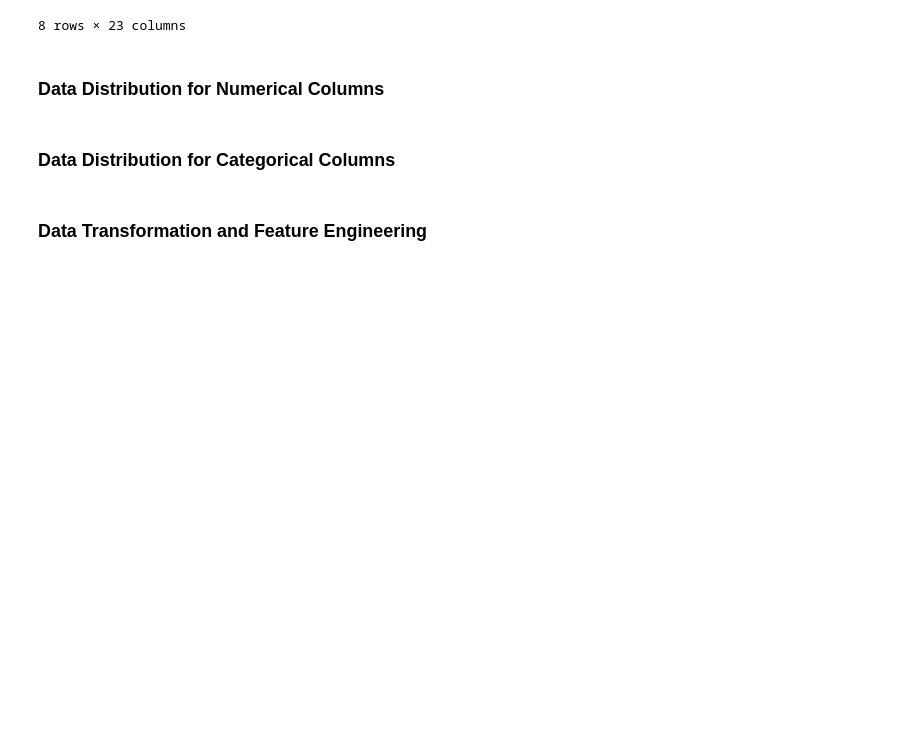
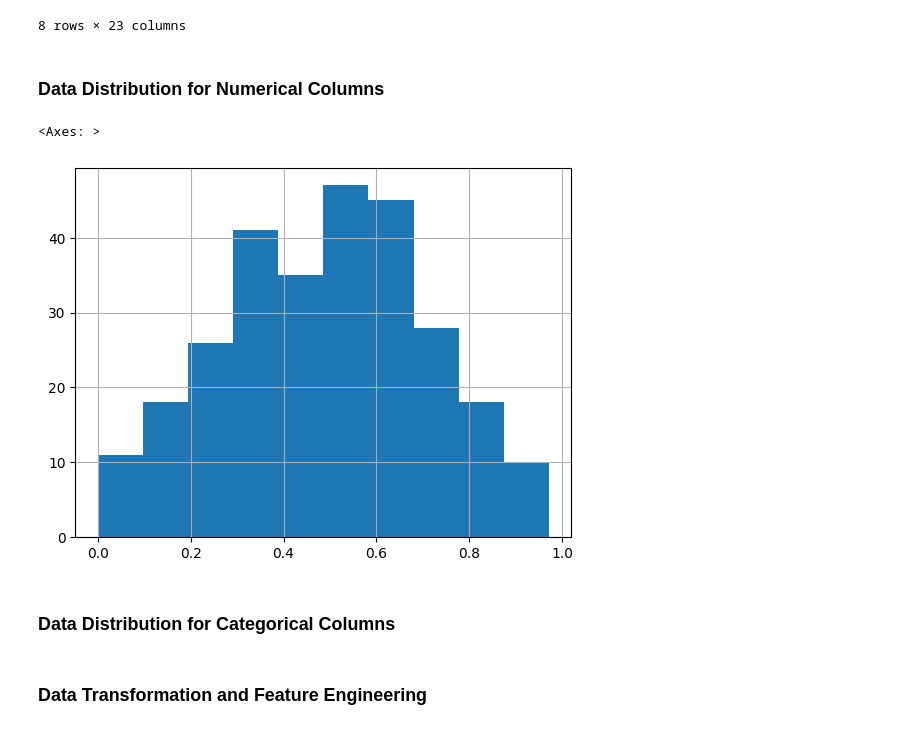
Before and after one commit to karlidean/datafun-06-eda, a Jupyter notebook: karlidean_eda.ipynb, the cells around one changed output. Cells and saved outputs as stored; diff of their text form; code cells hidden in the pictures; blank space fills up the shorter version.

Commit message:
Completed Data Distributions for Numerical Columns.

```diff
--- a/karlidean_eda.ipynb
+++ b/karlidean_eda.ipynb
@@ -77,6 +77,12 @@ volleyball_df.describe()
 8 rows × 23 columns
 # %% [markdown]
 ### Data Distribution for Numerical Columns
+# %%
+# Inspecting histograms for all numerical columns
+volleyball_df['win_percentage'].hist()
+# %% [output]
+<Axes: >
+[figure, added]
 # %% [markdown]
 ### Data Distribution for Categorical Columns
 # %% [markdown]
```
Also changed, not shown: parts of 2 cells of this notebook, 2 other files.
